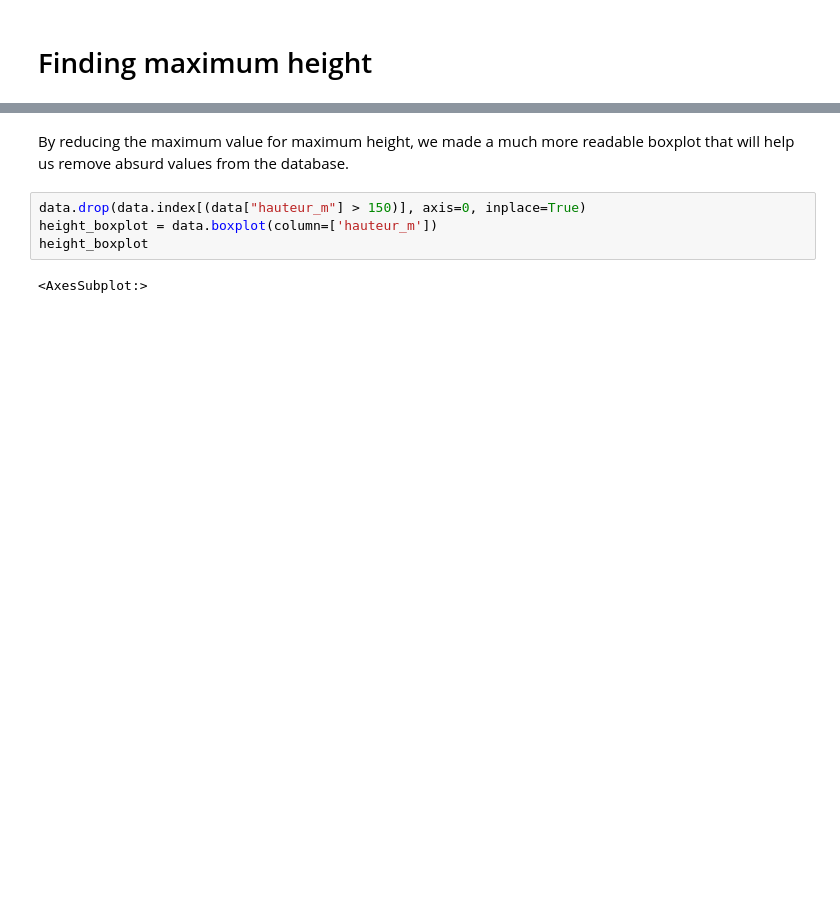
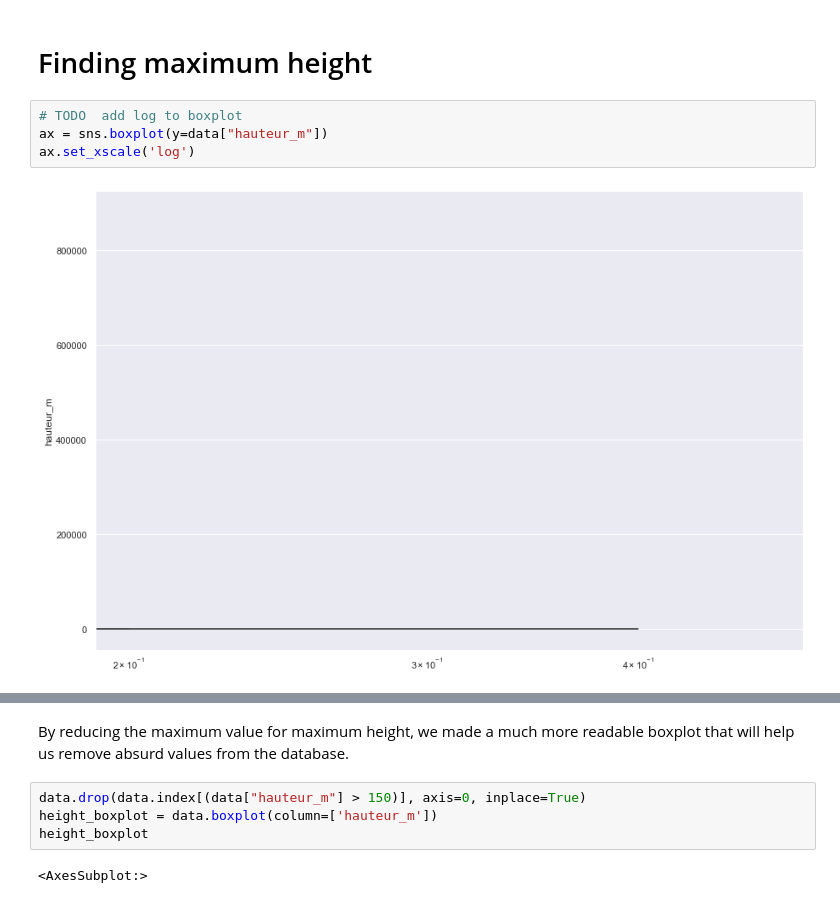
Before and after one commit to lynda-trad/Paris-Trees, a Jupyter notebook: Trees-of-Paris.ipynb, the cells around one changed output, grey strips where cells are left out. Drawn from its saved outputs; the diff is of its cells as text; blank space fills up the shorter version.

```diff
--- a/Trees-of-Paris.ipynb
+++ b/Trees-of-Paris.ipynb
@@ -109,5 +109,11 @@ circum_boxplot
 # %% [markdown]
 # Finding maximum height
+# %%
+# TODO  add log to boxplot
+ax = sns.boxplot(y=data["hauteur_m"])
+ax.set_xscale('log')
+# %% [output]
+[figure, added]
 # %%
 height_boxplot = data.boxplot(column=['hauteur_m'])
 height_boxplot
```
Also changed, not shown: parts of 22 cells of this notebook.
